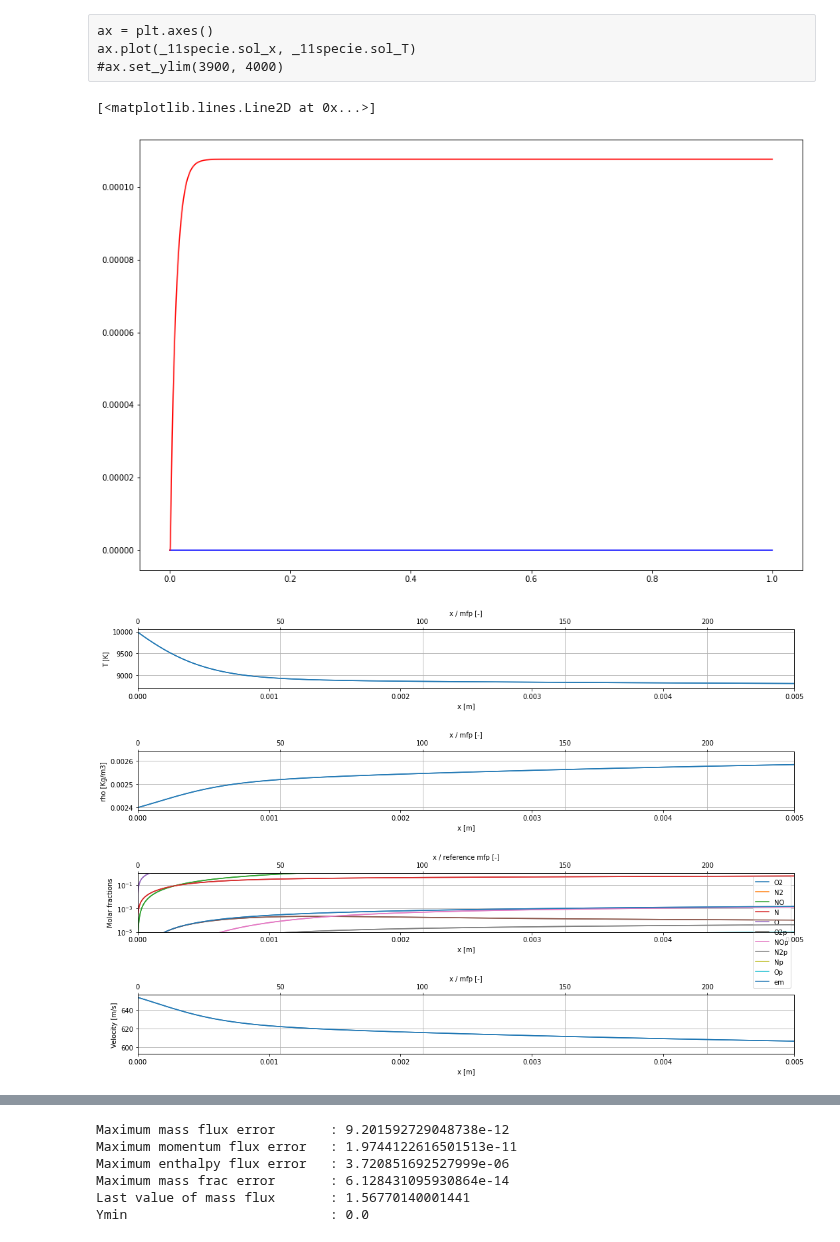
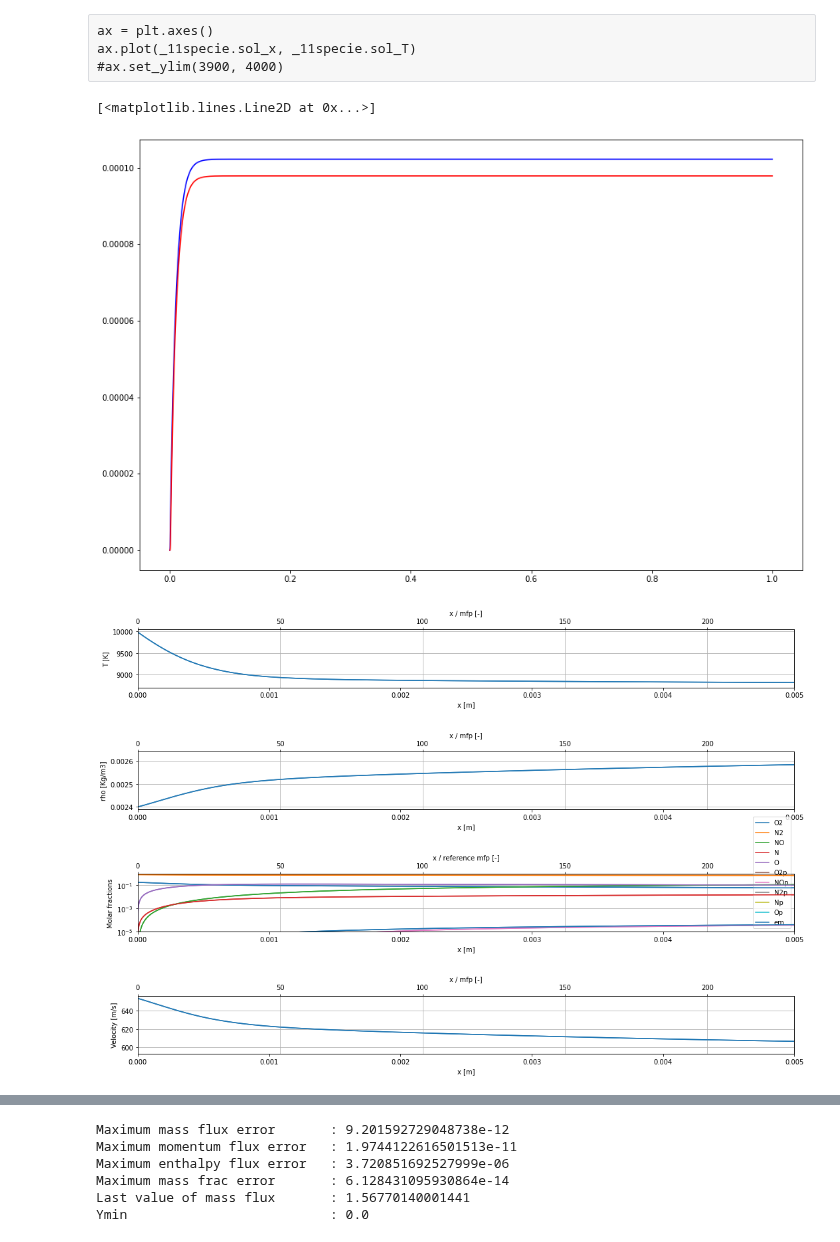
Before and after one commit to 20edo/Reactive_shock_air, a Jupyter notebook: Reactive_Air_shock.ipynb, the cells around one changed output, grey strips where cells are left out. Drawn from its saved outputs; the diff is of its cells as text; code cells hidden in the pictures.

Commit message:
Normalized molar fractions

```diff
--- a/Reactive_Air_shock.ipynb
+++ b/Reactive_Air_shock.ipynb
@@ -1138,6 +1138,7 @@ def solve(self, xf = 1):
     self.sol_x = sol.t
     self.sol = sol
 
+def postprocess(self):
     # Post processing
     # Gather mmol of each specie
     mmol = np.array([])
@@ -1151,12 +1152,17 @@ def solve(self, xf = 1):
         e[i] = self.only_e(self.sol_Y[:,i], self.sol_T[i])
         p[i] = self.sol_rho[i] * self.R(self.sol_Y[:,i]) * self.sol_T[i]
         X[:,i] = self.sol_Y[:,i] / mmol
+        # Normalization of the molar fraction
+        parameter = np.sum(X[:,i])
+        print(str(parameter))
+        X[:,i] = X[:,i] / parameter
 
     self.sol_X = X
     self.sol_e = e
     self.sol_p = p
 
 problem.solve = solve
+problem.postprocess = postprocess
 # %% [markdown]
 ## Matte version CANCELLARE
 # %% [markdown]
@@ -1493,7 +1499,7 @@ def plot_X(self, ax = None, xmax = None, xmax_l = None, ls = '-'):
 
     x_lambda = self.sol_x / self.mfp
 
-    ax.plot(self.sol_x, np.transpose(self.sol_Y), ls)
+    ax.plot(self.sol_x, np.transpose(self.sol_X), ls)
 
 
     # Add second x axis
@@ -1800,26 +1806,3 @@ Mach   : 0.34284740141105646
 Reference mean free path : 2.168525552716173e-05
 
 A Solving for x = 1.000000000000e+00
-# %%
-self = _11specie
-
-
-mmol = np.array([])
-for i in self.specie:
-    mmol = np.append(mmol, i.mmol)
-
-
-
-e = np.zeros(np.shape(self.sol_T))
-p = np.zeros(np.shape(self.sol_T))
-X = np.zeros(np.shape(self.sol_Y))
-for i in range(len(self.sol_T)):
-    e[i] = self.only_e(self.sol_Y[:,i], self.sol_T[i])
-    p[i] = self.sol_rho[i] * self.R(self.sol_Y[:,i]) * self.sol_T[i]
-    X[:,i] = self.sol_Y[:,i] / mmol
-
-self.sol_X = X
-self.sol_e = e
-self.sol_p = p
-
-_11specie = self
@@ -1839,15 +1842,15 @@ ax.plot(_11specie.sol_x, _11specie.sol_T)
 #ax.set_ylim(3900, 4000)
 # %%
 ax = plt.axes()
-ax.plot(_11specie.sol_x, _11specie.sol_Y[-1], 'b') # em
+ax.plot(_11specie.sol_x, _11specie.sol_X[-1], 'b') # em
 # ax.plot(_11specie.sol_x, _11specie.sol_Y[-2], 'c') # Op
 # ax.plot(_11specie.sol_x, _11specie.sol_Y[-3], 'k') # Np
 # ax.plot(_11specie.sol_x, _11specie.sol_Y[-4], 'g') # N2p
-ax.plot(_11specie.sol_x, _11specie.sol_Y[-5], 'r') # NOp
+ax.plot(_11specie.sol_x, _11specie.sol_X[-5], 'r') # NOp
 # ax.plot(_11specie.sol_x, _11specie.sol_Y[-6], 'm') # O2p
 # %% [output]
 [<matplotlib.lines.Line2D at 0x...>]
-[figure, old version]
+[figure, new version]
 # %%
 xmax = 5e-3
 xmax_l = 3e7
@@ -1862,4 +1865,4 @@ _11specie.plot_u(ax[3], xmax = xmax)
 
 fig.tight_layout()
 # %% [output]
-[figure, old version]
+[figure, new version]
```
Also changed, not shown: parts of 2 cells of this notebook.
